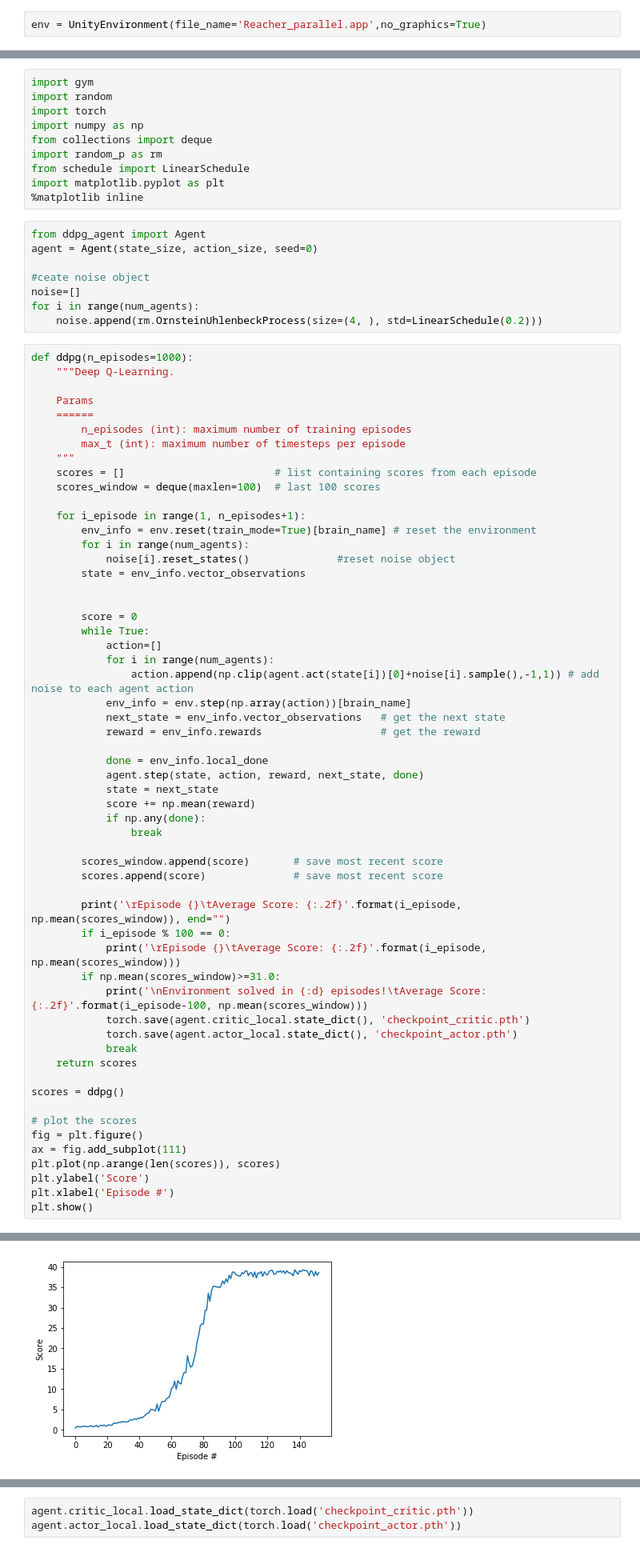
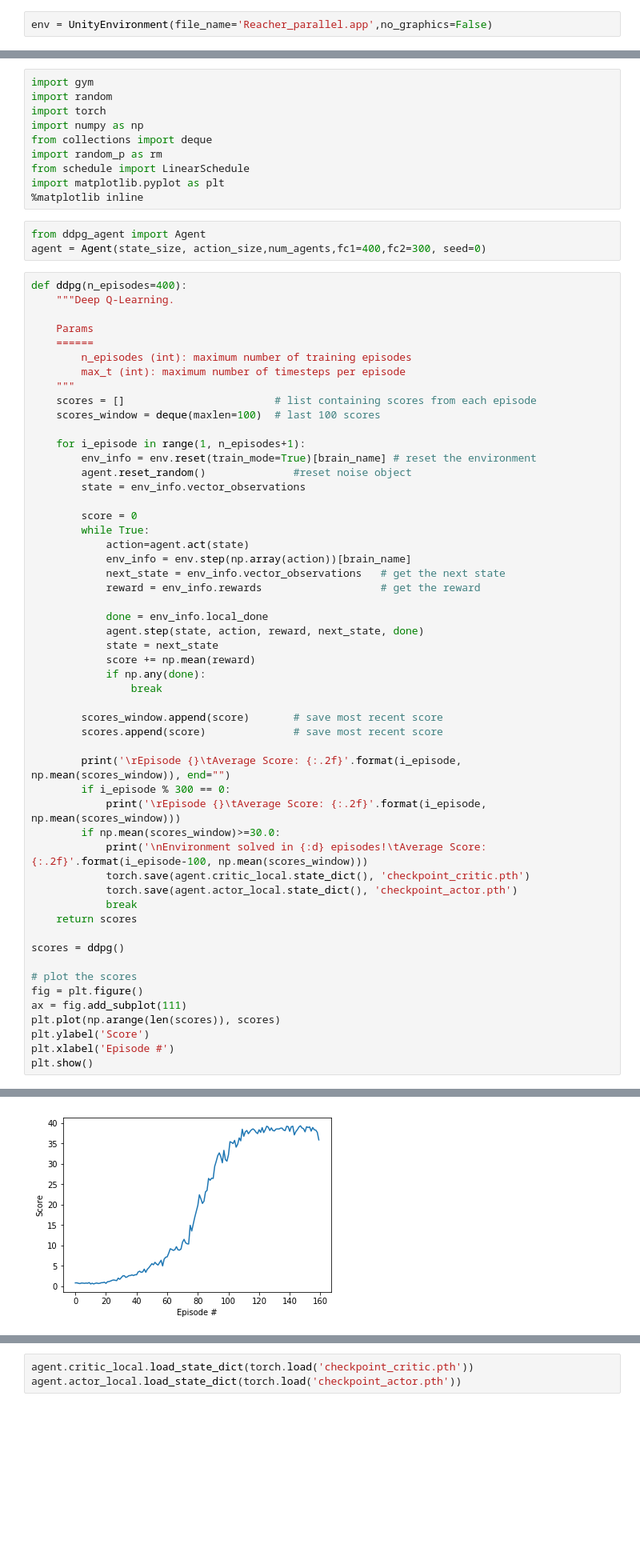
Before and after one commit to abhismatrix1/Continous-control, a Jupyter notebook: Continuous_Control.ipynb, the cells around one changed output, grey strips where cells are left out. Shown at 80% size. Drawn from its saved outputs; the diff is of its cells as text; blank space fills up the shorter version.

````diff
--- a/Continuous_Control.ipynb
+++ b/Continuous_Control.ipynb
@@ -27,7 +27,7 @@ For instance, if you are using a Mac, then you downloaded `Reacher.app`.  If thi
 env = UnityEnvironment(file_name="Reacher.app")
 ```
 # %%
-env = UnityEnvironment(file_name='Reacher_parallel.app',no_graphics=True)
+env = UnityEnvironment(file_name='Reacher_parallel.app',no_graphics=False)
 # %% [output]
 INFO:unityagents:
 'Academy' started successfully!
@@ -136,14 +132,9 @@ import matplotlib.pyplot as plt
 %matplotlib inline
 # %%
 from ddpg_agent import Agent
-agent = Agent(state_size, action_size, seed=0)
-
-#ceate noise object
-noise=[]
-for i in range(num_agents):
-    noise.append(rm.OrnsteinUhlenbeckProcess(size=(4, ), std=LinearSchedule(0.2)))
+agent = Agent(state_size, action_size,num_agents,fc1=400,fc2=300, seed=0)
 # %%
-def ddpg(n_episodes=1000):
+def ddpg(n_episodes=400):
     """Deep Q-Learning.
 
     Params
@@ -156,16 +147,12 @@ def ddpg(n_episodes=1000):
 
     for i_episode in range(1, n_episodes+1):
         env_info = env.reset(train_mode=True)[brain_name] # reset the environment
-        for i in range(num_agents):
-            noise[i].reset_states()              #reset noise object
+        agent.reset_random()              #reset noise object
         state = env_info.vector_observations
-
 
         score = 0
         while True:
-            action=[]
-            for i in range(num_agents):
-                action.append(np.clip(agent.act(state[i])[0]+noise[i].sample(),-1,1)) # add noise to each agent action
+            action=agent.act(state)
             env_info = env.step(np.array(action))[brain_name]
             next_state = env_info.vector_observations   # get the next state
             reward = env_info.rewards                   # get the reward
@@ -181,9 +168,9 @@ def ddpg(n_episodes=1000):
         scores.append(score)              # save most recent score
 
         print('\rEpisode {}\tAverage Score: {:.2f}'.format(i_episode, np.mean(scores_window)), end="")
-        if i_episode % 100 == 0:
+        if i_episode % 300 == 0:
             print('\rEpisode {}\tAverage Score: {:.2f}'.format(i_episode, np.mean(scores_window)))
-        if np.mean(scores_window)>=31.0:
+        if np.mean(scores_window)>=30.0:
             print('\nEnvironment solved in {:d} episodes!\tAverage Score: {:.2f}'.format(i_episode-100, np.mean(scores_window)))
             torch.save(agent.critic_local.state_dict(), 'checkpoint_critic.pth')
             torch.save(agent.actor_local.state_dict(), 'checkpoint_actor.pth')
@@ -206 +192 @@ Environment solved in 53 episodes!      Average Score: 31.01
-[figure, old version]
+[figure, new version]
````
Also changed, not shown: parts of 7 cells of this notebook, 9 other files.
